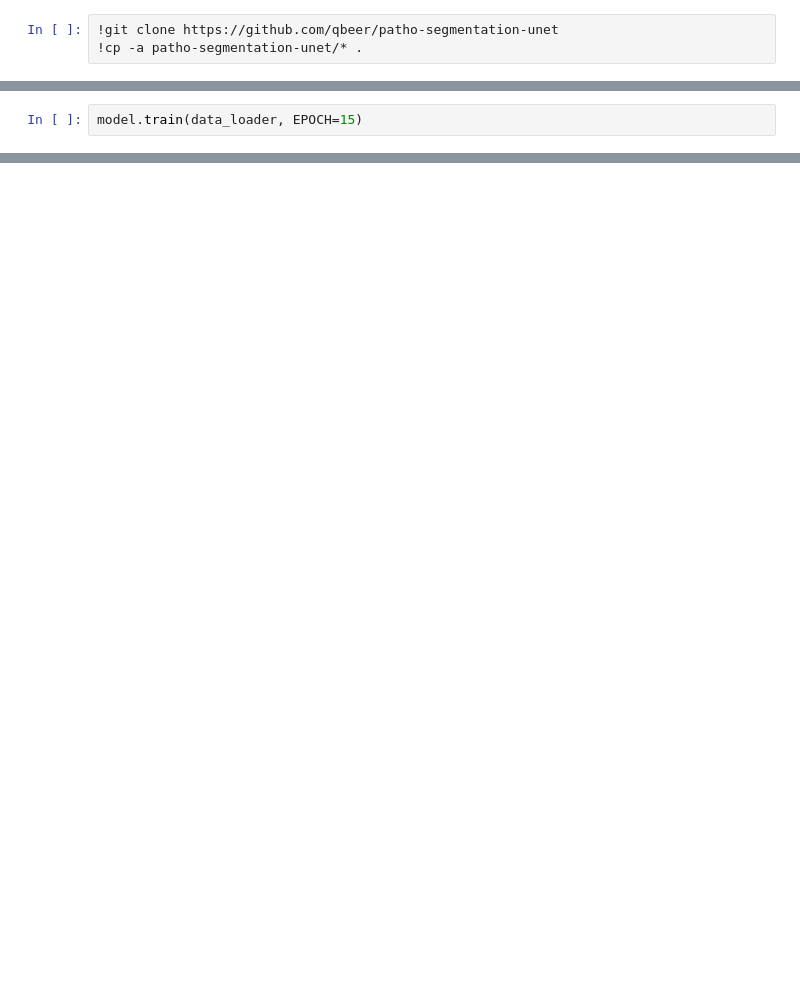
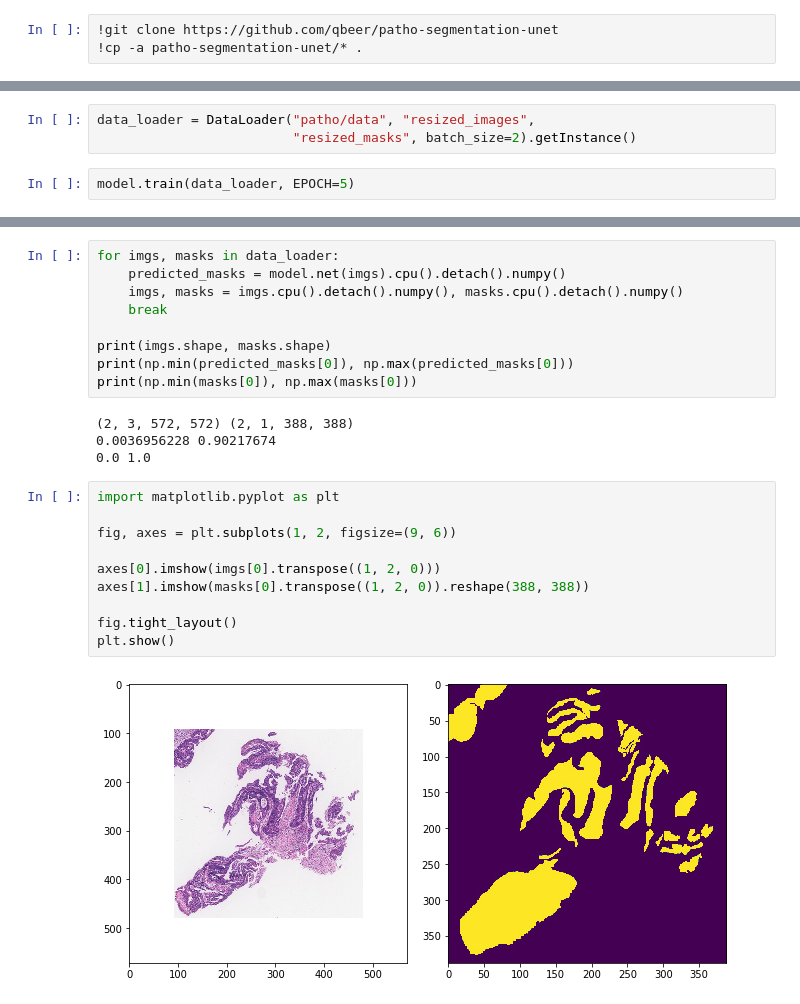
Before and after one commit to qbeer/patho-segmentation-unet, a Jupyter notebook: segmentation.ipynb, the cells around one changed output, grey strips where cells are left out. Cells and saved outputs as stored; diff of their text form; blank space fills up the shorter version.

```diff
--- a/segmentation.ipynb
+++ b/segmentation.ipynb
@@ -58,2 +17,5 @@ data_loader = torch.utils.data.DataLoader(
+# %%
+data_loader = DataLoader("patho/data", "resized_images",
+                         "resized_masks", batch_size=2).getInstance()
 # %%
-model.train(data_loader, EPOCH=15)
+model.train(data_loader, EPOCH=5)
@@ -59,0 +40,25 @@ model.train(data_loader, EPOCH=15)
+# %%
+for imgs, masks in data_loader:
+    predicted_masks = model.net(imgs).cpu().detach().numpy()
+    imgs, masks = imgs.cpu().detach().numpy(), masks.cpu().detach().numpy()
+    break
+
+print(imgs.shape, masks.shape)
+print(np.min(predicted_masks[0]), np.max(predicted_masks[0]))
+print(np.min(masks[0]), np.max(masks[0]))
+# %% [output]
+(2, 3, 572, 572) (2, 1, 388, 388)
+0.0036956228 0.90217674
+0.0 1.0
+# %%
+import matplotlib.pyplot as plt
+
+fig, axes = plt.subplots(1, 2, figsize=(9, 6))
+
+axes[0].imshow(imgs[0].transpose((1, 2, 0)))
+axes[1].imshow(masks[0].transpose((1, 2, 0)).reshape(388, 388))
+
+fig.tight_layout()
+plt.show()
+# %% [output]
+[figure, added]
```
Also changed, not shown: parts of 8 cells of this notebook.
